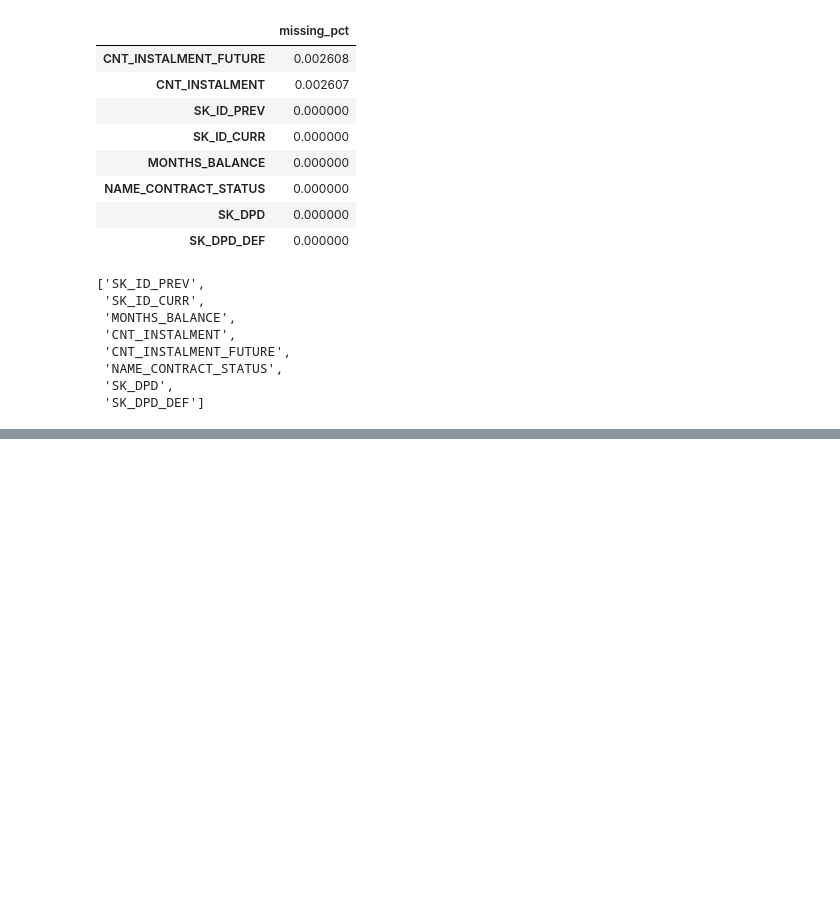
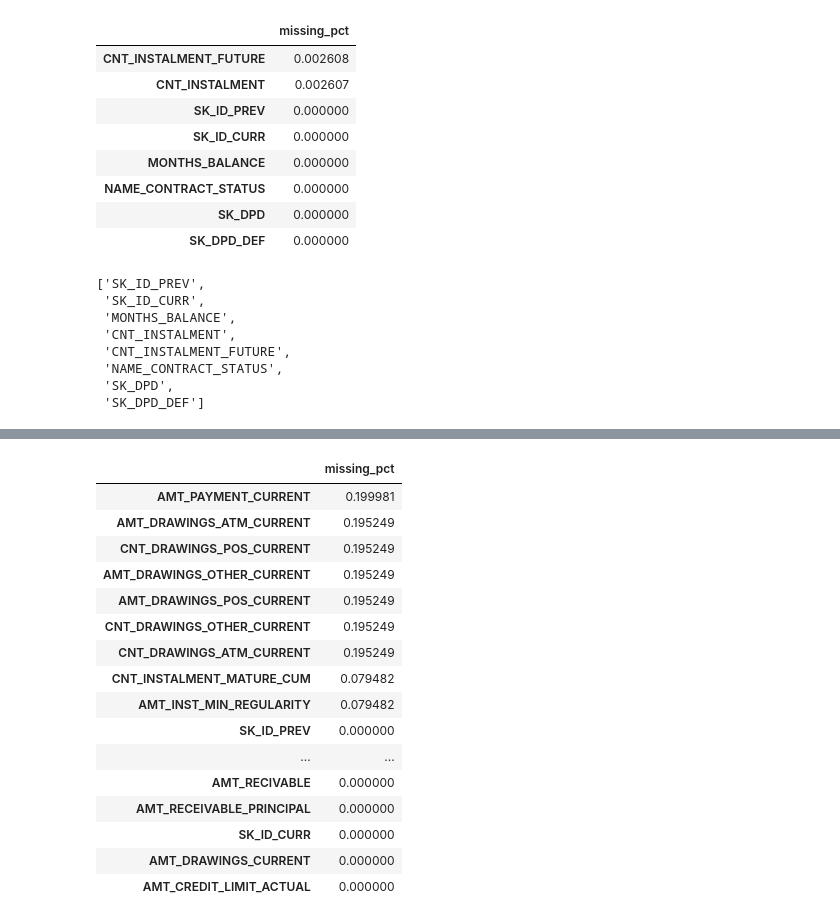
Before and after one commit to rabiadurgt/creditguard-ai, a Jupyter notebook: notebooks/02_eda.ipynb, the cells around one changed output, grey strips where cells are left out. Drawn from its saved outputs; the diff is of its cells as text; code cells hidden in the pictures; blank space fills up the shorter version.

```diff
--- a/notebooks/02_eda.ipynb
+++ b/notebooks/02_eda.ipynb
@@ -537,0 +596,27 @@ pos.columns.tolist()
+# %%
+missing_df = (
+    credit_card.isnull()
+               .mean()
+               .sort_values(ascending=False)
+               .to_frame("missing_pct")
+)
+
+missing_df.head(20)
+# %% [output]
+|  | missing_pct |
+| AMT_PAYMENT_CURRENT | 0.199981 |
+| AMT_DRAWINGS_ATM_CURRENT | 0.195249 |
+| CNT_DRAWINGS_POS_CURRENT | 0.195249 |
+| AMT_DRAWINGS_OTHER_CURRENT | 0.195249 |
+| AMT_DRAWINGS_POS_CURRENT | 0.195249 |
+| CNT_DRAWINGS_OTHER_CURRENT | 0.195249 |
+| CNT_DRAWINGS_ATM_CURRENT | 0.195249 |
+| CNT_INSTALMENT_MATURE_CUM | 0.079482 |
+| AMT_INST_MIN_REGULARITY | 0.079482 |
+| SK_ID_PREV | 0.000000 |
+| ... | ... |
+| AMT_RECIVABLE | 0.000000 |
+| AMT_RECEIVABLE_PRINCIPAL | 0.000000 |
+| SK_ID_CURR | 0.000000 |
+| AMT_DRAWINGS_CURRENT | 0.000000 |
+| AMT_CREDIT_LIMIT_ACTUAL | 0.000000 |
```
Also changed, not shown: parts of 2 cells of this notebook, 6 other files.
